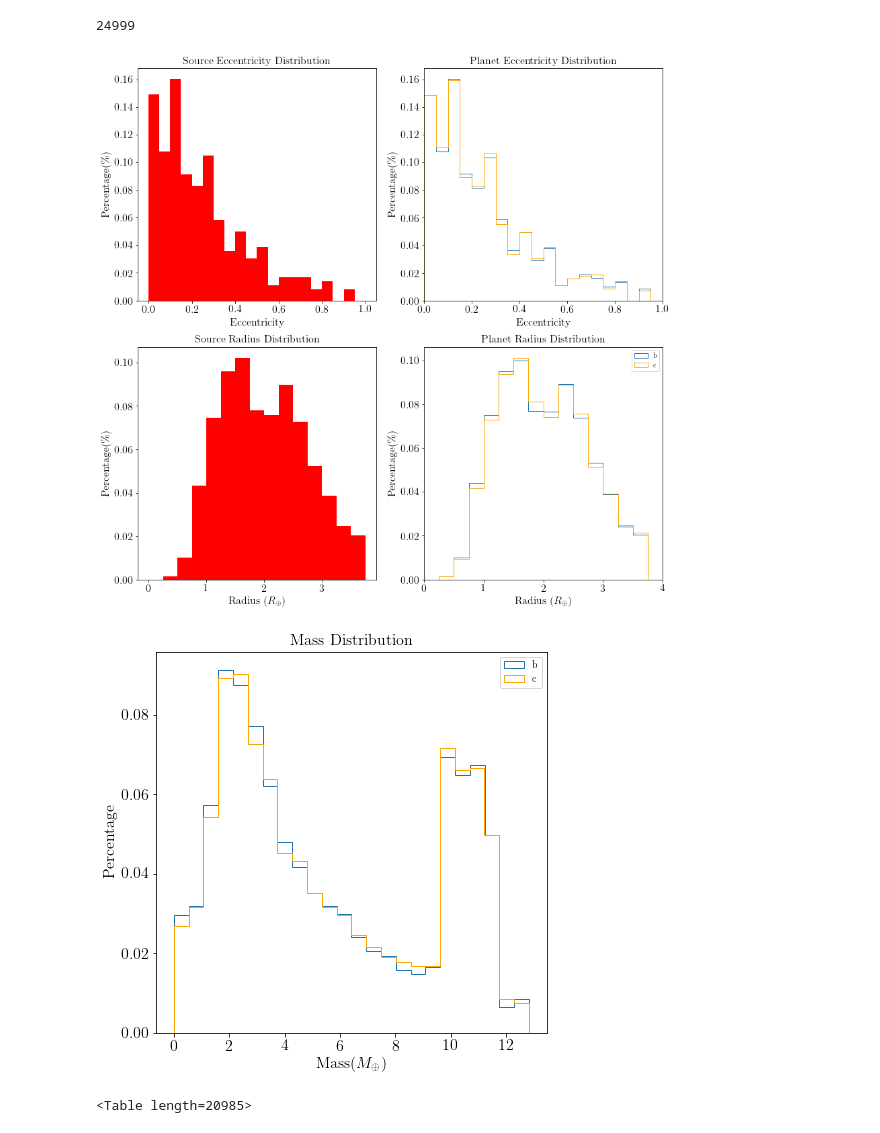
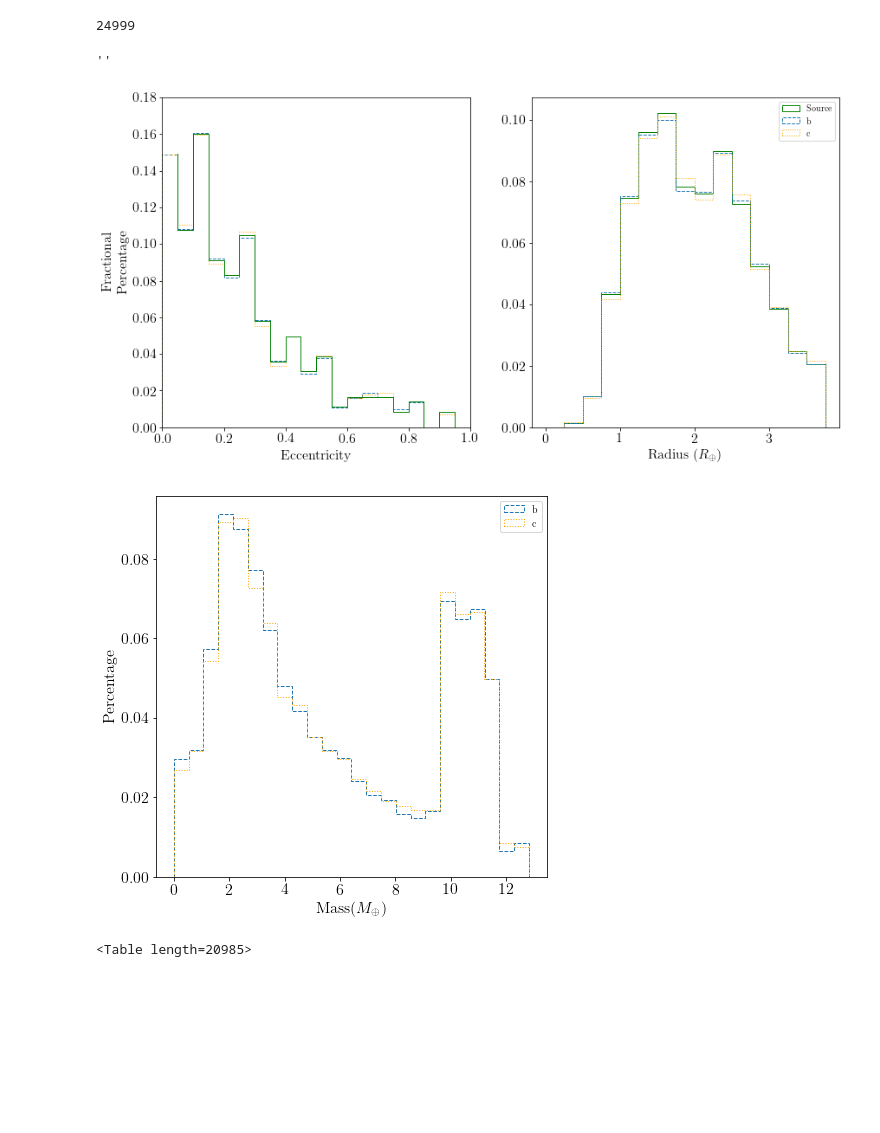
Before and after one commit to dm1681/MergingPerts, a Jupyter notebook: fig_gen.ipynb, the cells around one changed output. Cells and saved outputs as stored; diff of their text form; code cells hidden in the pictures; blank space fills up the shorter version.

Commit message:
updated ecc_rad_dist plot

```diff
--- a/fig_gen.ipynb
+++ b/fig_gen.ipynb
@@ -116,51 +116,40 @@ while i <= n-1:
 # %% [output]
 24999
 # %%
-fig,ax = plt.subplots(2,2)
-fig.set_size_inches(14,14)
+fig,ax = plt.subplots(1,2)
+fig.set_size_inches(14,7)
 
 
 x = np.arange(0,1,0.05)
 y = probecc_data['cum%']
 ecc_in_bin = probecc_data['%inbin']
-
+z = probecc_data['ecc']
+#z = z.insert(0,0)
+#y = y.insert(0,y[0])
 x_rad = np.arange(0,4,0.25)
 
-bar = ax[0,0].bar(probecc_data['ecc']+0.025, ecc_in_bin, width=0.05,color='red', label='Source')
-ecc_hist_b = ax[0,1].hist(b_ecc_list,bins=x,weights=np.zeros_like(b_ecc_list)+1./b_ecc_list.size,histtype='step', label='b')
-ecc_hist_c = ax[0,1].hist(c_ecc_list,bins=x,weights=np.zeros_like(c_ecc_list)+1./c_ecc_list.size,histtype='step',color='orange', label='c')
-ax[0,1].set(xlabel='Eccentricity', ylabel='P(Eccentricity)',title='Planet Eccentricity Distributions', xlim=(0,1))
-#ax[0,0].set(title='Source Eccentricity Distribution',xlabel='Eccentricity',ylabel='P(Eccentricity)')
 
-ax[0,0].set_xlabel("Eccentricity",fontsize=16)
-ax[0,0].set_ylabel("Percentage(\%)",fontsize=16)
-ax[0,0].set_title("Source Eccentricity Distribution",fontsize=16)
-
-ax[0,1].set_xlabel("Eccentricity",fontsize=16)
-ax[0,1].set_ylabel("Percentage(\%)",fontsize=16)
-ax[0,1].set_title("Planet Eccentricity Distribution",fontsize=16)
+#pdb.set_trace()
+ax[0].set_xlabel('Eccentricity',fontsize=16)
+ax[0].set_ylabel('Fractional\nPercentage', fontsize=16)
+ax[0].step(z+0.05,ecc_in_bin, color='green',where='pre', lw=1, label='Source')
+ax[0].set(ylim=(0,0.18), xlim=(0,1))
+ax[0].hist(b_ecc_list,bins=x,weights=np.zeros_like(b_ecc_list)+1./b_ecc_list.size,histtype='step', label='b', ls='--')
+ax[0].hist(c_ecc_list,bins=x,weights=np.zeros_like(c_ecc_list)+1./c_ecc_list.size,histtype='step',color='orange', label='c', ls=':')
 
 
-rad_dist = ax[1,0].hist(rad_data,bins=x_rad,weights=np.zeros_like(rad_data)+1./rad_data.size, color='red', label='Source')
-#ax[1,0].set(title='Source Radius Distribution', xlabel='Radius ($R_{\oplus}$)', ylabel='P(Radius)')
+ax[1].set_xlabel('Radius ($R_{\oplus}$)', fontsize=16)
+rad_dist = ax[1].hist(rad_data,bins=x_rad,weights=np.zeros_like(rad_data)+1./rad_data.size,histtype='step', color='green', label='Source')
 y_rad = rad_dist[0].cumsum()
-rad_b_hist = ax[1,1].hist(b_rad_list,bins=x_rad,weights=np.zeros_like(b_rad_list)+1./b_rad_list.size,histtype='step', label = 'b')
-rad_c_hist = ax[1,1].hist(c_rad_list,bins=x_rad,weights=np.zeros_like(c_rad_list)+1./c_rad_list.size,histtype='step',color='orange', label='c')
-ax[1,1].set(xlabel='Radius ($R_{\oplus}$)', ylabel='P(Radius)', title='Radius Distributions', xlim=(0,4))
-ax[1,1].legend(loc=0)
+rad_b_hist = ax[1].hist(b_rad_list,bins=x_rad,weights=np.zeros_like(b_rad_list)+1./b_rad_list.size,histtype='step', label = 'b', ls='--')
+rad_c_hist = ax[1].hist(c_rad_list,bins=x_rad,weights=np.zeros_like(c_rad_list)+1./c_rad_list.size,histtype='step',color='orange', label='c',ls=':')
+ax[1].legend(loc=0)
 
-
-ax[1,0].set_xlabel("Radius ($R_{\oplus}$)",fontsize=16)
-ax[1,0].set_ylabel("Percentage(\%)",fontsize=16)
-ax[1,0].set_title("Source Radius Distribution",fontsize=16)
-
-ax[1,1].set_xlabel("Radius ($R_{\oplus}$)",fontsize=16)
-ax[1,1].set_ylabel("Percentage(\%)",fontsize=16)
-ax[1,1].set_title("Planet Radius Distribution",fontsize=16)
-
-fig.savefig('./figs/ecc_rad_dist.png',bbox_inches='tight', dpi=plot_dpi);
+fig.savefig('ecc_rad_dist.png',bbox_inches='tight', dpi=plot_dpi)
+;
 # %% [output]
+''
-[figure, old version]
+[figure, new version]
 # %%
 # now lets plot mass
 fig,ax = plt.subplots(1,1)
@@ -168,15 +157,14 @@ fig.set_size_inches(7,7)
 
 bins=24
 
-ax.hist(b_mass_list, bins=bins, weights=np.zeros_like(b_mass_list)+1./b_mass_list.size, histtype='step', label='b')
-ax.hist(c_mass_list, bins=bins, weights=np.zeros_like(c_mass_list)+1./c_mass_list.size, color='orange', histtype='step',label='c');
+ax.hist(b_mass_list, bins=bins, weights=np.zeros_like(b_mass_list)+1./b_mass_list.size, histtype='step', label='b',ls='--')
+ax.hist(c_mass_list, bins=bins, weights=np.zeros_like(c_mass_list)+1./c_mass_list.size, color='orange', histtype='step',label='c', ls=':');
 ax.legend(loc=0)
 ax.set_xlabel("Mass($M_{\oplus}$)", fontsize=16)
 ax.set_ylabel("Percentage",fontsize=16)
-ax.set_title("Mass Distribution", fontsize=16)
 fig.savefig('./figs/mass_dist.png',bbox_inches='tight', dpi=plot_dpi)
 # %% [output]
-[figure, old version]
+[figure, new version]
 # %%
 def check_merge(log_dir):
     try:
```
Also changed, not shown: parts of 1 cell of this notebook.
